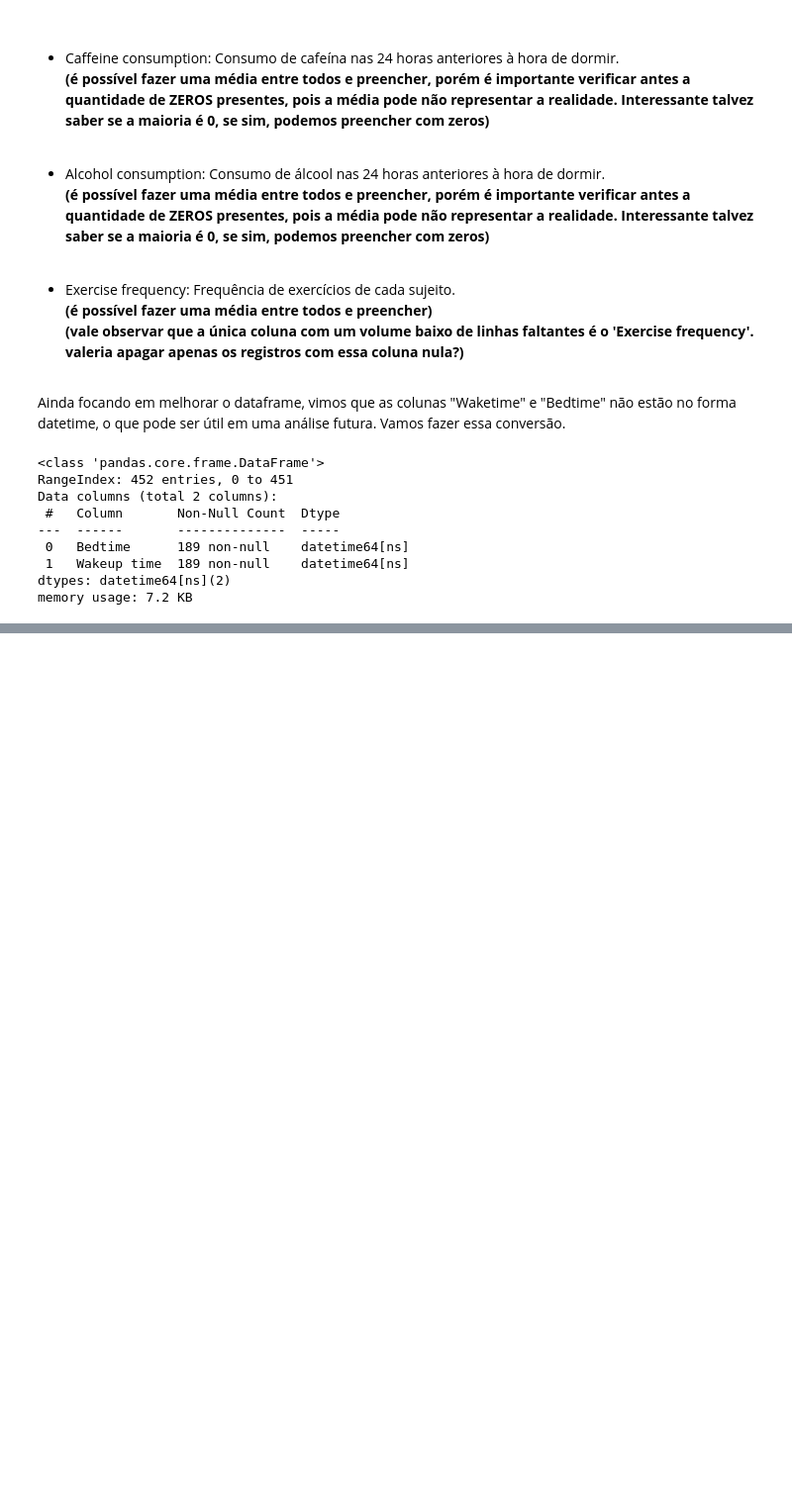
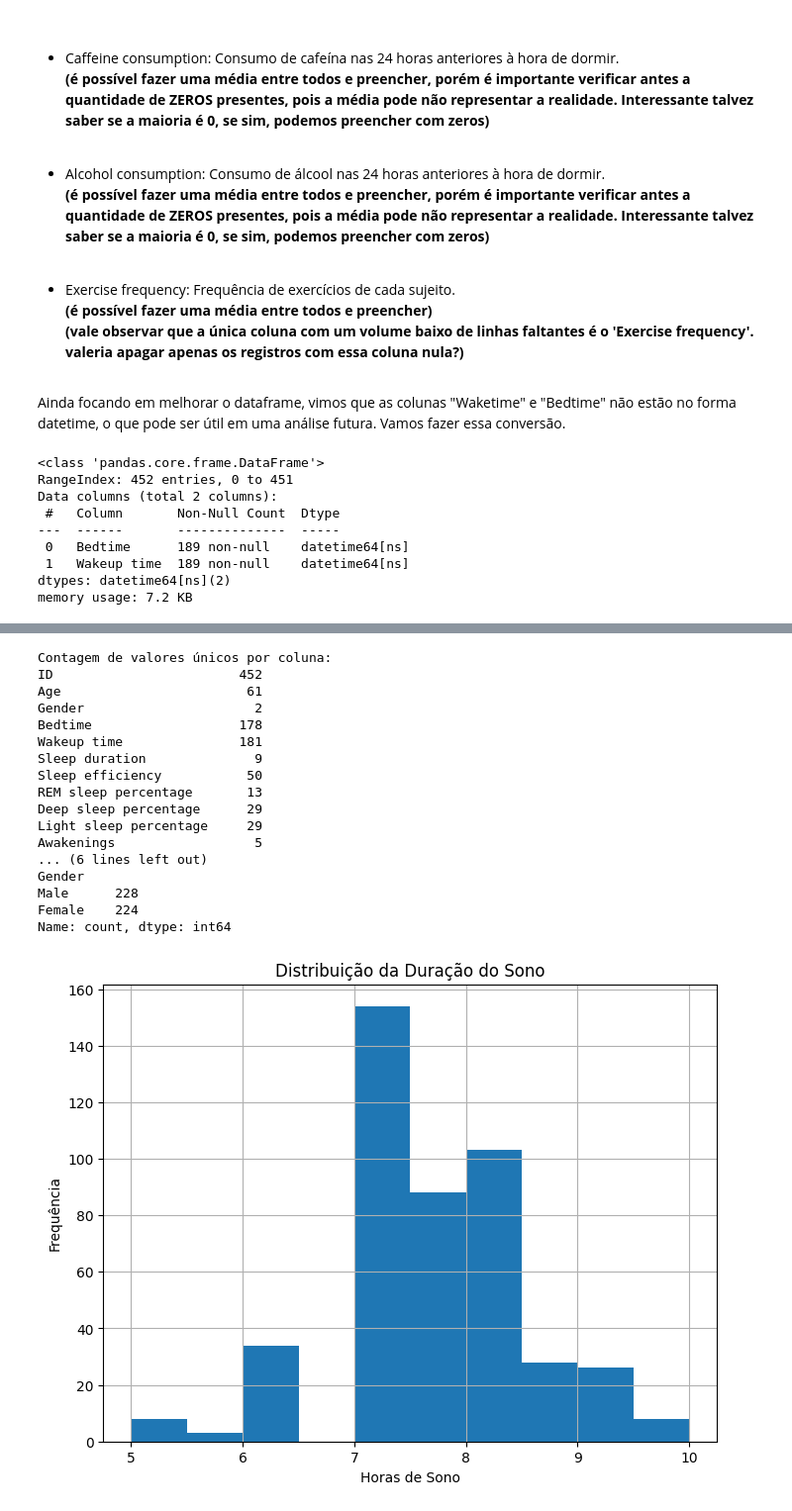
Before and after one commit to thainazanfolin/min_sleep_efficiency, a Jupyter notebook: Projeto_Min_Sleep_Efficiency.ipynb, the cells around one changed output, grey strips where cells are left out. Shown at 99% size. Saved outputs shown, nothing was run; the diff lists cells and outputs as text; code cells hidden in the pictures; blank space fills up the shorter version.

```diff
--- a/Projeto_Min_Sleep_Efficiency.ipynb
+++ b/Projeto_Min_Sleep_Efficiency.ipynb
@@ -181,0 +185,38 @@ memory usage: 7.2 KB
+# %%
+#todo: FAZER ESSA PARTE AQUI
+
+df.describe()
+
+unique_counts = df.nunique()
+print("Contagem de valores únicos por coluna:")
+print(unique_counts)
+
+# Exemplo para uma coluna categórica como 'Gender'
+gender_distribution = df['Gender'].value_counts()
+print("Distribuição por gênero:")
+print(gender_distribution)
+
+df['Sleep duration'].hist(bins=10, figsize=(8,6))
+plt.title('Distribuição da Duração do Sono')
+plt.xlabel('Horas de Sono')
+plt.ylabel('Frequência')
+plt.show()
+# %% [output]
+Contagem de valores únicos por coluna:
+ID                        452
+Age                        61
+Gender                      2
+Bedtime                   178
+Wakeup time               181
+Sleep duration              9
+Sleep efficiency           50
+REM sleep percentage       13
+Deep sleep percentage      29
+Light sleep percentage     29
+Awakenings                  5
+... (6 lines left out)
+Gender
+Male      228
+Female    224
+Name: count, dtype: int64
+[figure, added]
```
Also changed, not shown: parts of 3 cells of this notebook.
